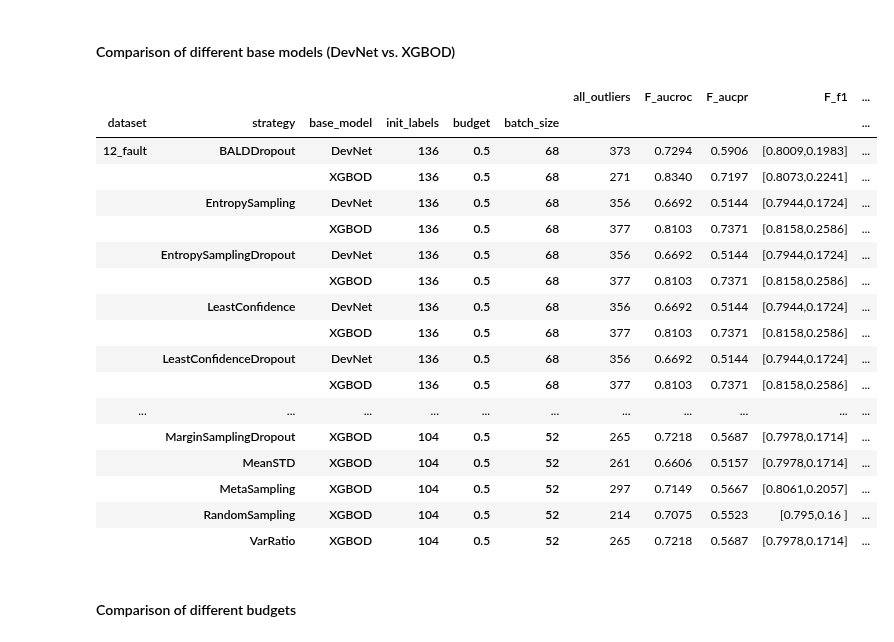
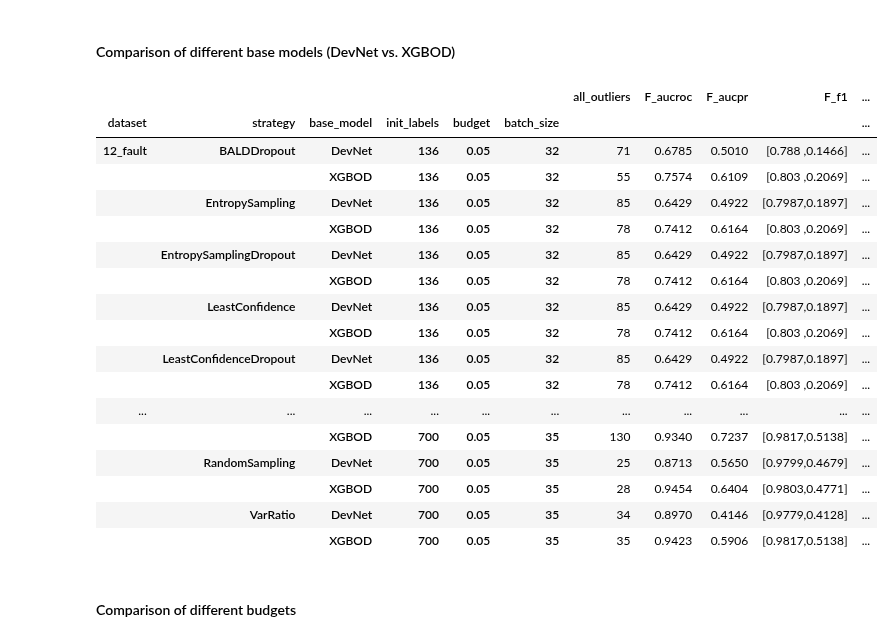
Before and after one commit to clarenceluo78/ActiveAD, a Jupyter notebook: results.ipynb, the cells around one changed output. Saved outputs shown, nothing was run; the diff lists cells and outputs as text; code cells hidden in the pictures.

```diff
--- a/results.ipynb
+++ b/results.ipynb
@@ -5,8 +5,12 @@ import sys
 from copy import deepcopy
 from pathlib import Path
 import pandas as pd
-from utils import load_json
+# from utils import load_json
+import typing as ty
 from collections import OrderedDict
+
+def load_json(path: ty.Union[Path, str]) -> ty.Any:
+    return json.loads(Path(path).read_text())
 
 pd.set_option('display.max_rows', None)
 pd.set_option('display.max_columns', None)
@@ -186,7 +190,7 @@ build_report_all(outputs_and_names)
 # %% [markdown]
 #### Comparison of different strategies with the same budget ratio (Base model: XGBOD)
 # %%
-budget_ratio = 0.5  # 0.05 0.1 0.25 0.5 0.75, specify budget ratio here
+budget_ratio = 0.75  # 0.05 0.1 0.25 0.5 0.75, specify budget ratio here
 BASE_MODEL = 'XGBOD'
 outputs_and_names = []
 for strategy, base_model, datasets in [
@@ -196,8 +200,8 @@ for strategy, base_model, datasets in [
         outputs_and_names.append((f'output/{dataset}/{strategy}/{base_model}/{budget_ratio}', strategy))
 
 for strategy, base_model, datasets in [
-    ('WAAL', 'WAAL', ALL_DATASETS),
-    ('LPL', 'LossPredictionLoss', ALL_DATASETS),
+    (WAAL_STRATEGY, 'WAAL', ALL_DATASETS),
+    (LPL_STRATEGY, 'LPL', ALL_DATASETS),
 ]:
     for dataset in datasets:
         outputs_and_names.append((f'output/{dataset}/{strategy}/{base_model}/{budget_ratio}', strategy))
@@ -224,42 +228,42 @@ build_report_all(outputs_and_names)
 # %% [markdown]
 #### Comparison of different base models (DevNet vs. XGBOD)
 # %%
-budget_ratio = 0.5  # 0.05 0.1 0.25 0.5 0.75, specify budget ratio here
+budget_ratio = 0.05  # 0.05 0.1 0.25 0.5 0.75, specify budget ratio here
 BASE_MODEL_1 = 'DevNet'
 BASE_MODEL_2 = 'XGBOD'
 outputs_and_names = []
 for strategy, base_model, datasets in [
     (s, BASE_MODEL_1, ALL_DATASETS) for s in NORMAL_STRATEGIES
 ]:
     for dataset in datasets:
         outputs_and_names.append((f'output/{dataset}/{strategy}/{base_model}/{budget_ratio}', strategy))
 
 for strategy, base_model, datasets in [
     (s, BASE_MODEL_2, ALL_DATASETS) for s in NORMAL_STRATEGIES
 ]:
     for dataset in datasets:
         outputs_and_names.append((f'output/{dataset}/{strategy}/{base_model}/{budget_ratio}', strategy))
 
 build_report_all(outputs_and_names)
 # %% [output]
 |  |  |  |  |  |  | all_outliers | F_aucroc | F_aucpr | F_f1 | ... |
 | dataset | strategy | base_model | init_labels | budget | batch_size |  |  |  |  | ... |
-| 12_fault | BALDDropout | DevNet | 136 | 0.5 | 68 | 373 | 0.7294 | 0.5906 | [0.8009,0.1983] | ... |
-|  |  | XGBOD | 136 | 0.5 | 68 | 271 | 0.8340 | 0.7197 | [0.8073,0.2241] | ... |
-|  | EntropySampling | DevNet | 136 | 0.5 | 68 | 356 | 0.6692 | 0.5144 | [0.7944,0.1724] | ... |
-|  |  | XGBOD | 136 | 0.5 | 68 | 377 | 0.8103 | 0.7371 | [0.8158,0.2586] | ... |
-|  | EntropySamplingDropout | DevNet | 136 | 0.5 | 68 | 356 | 0.6692 | 0.5144 | [0.7944,0.1724] | ... |
-|  |  | XGBOD | 136 | 0.5 | 68 | 377 | 0.8103 | 0.7371 | [0.8158,0.2586] | ... |
-|  | LeastConfidence | DevNet | 136 | 0.5 | 68 | 356 | 0.6692 | 0.5144 | [0.7944,0.1724] | ... |
-|  |  | XGBOD | 136 | 0.5 | 68 | 377 | 0.8103 | 0.7371 | [0.8158,0.2586] | ... |
-|  | LeastConfidenceDropout | DevNet | 136 | 0.5 | 68 | 356 | 0.6692 | 0.5144 | [0.7944,0.1724] | ... |
-|  |  | XGBOD | 136 | 0.5 | 68 | 377 | 0.8103 | 0.7371 | [0.8158,0.2586] | ... |
+| 12_fault | BALDDropout | DevNet | 136 | 0.05 | 32 | 71 | 0.6785 | 0.5010 | [0.788 ,0.1466] | ... |
+|  |  | XGBOD | 136 | 0.05 | 32 | 55 | 0.7574 | 0.6109 | [0.803 ,0.2069] | ... |
+|  | EntropySampling | DevNet | 136 | 0.05 | 32 | 85 | 0.6429 | 0.4922 | [0.7987,0.1897] | ... |
+|  |  | XGBOD | 136 | 0.05 | 32 | 78 | 0.7412 | 0.6164 | [0.803 ,0.2069] | ... |
+|  | EntropySamplingDropout | DevNet | 136 | 0.05 | 32 | 85 | 0.6429 | 0.4922 | [0.7987,0.1897] | ... |
+|  |  | XGBOD | 136 | 0.05 | 32 | 78 | 0.7412 | 0.6164 | [0.803 ,0.2069] | ... |
+|  | LeastConfidence | DevNet | 136 | 0.05 | 32 | 85 | 0.6429 | 0.4922 | [0.7987,0.1897] | ... |
+|  |  | XGBOD | 136 | 0.05 | 32 | 78 | 0.7412 | 0.6164 | [0.803 ,0.2069] | ... |
+|  | LeastConfidenceDropout | DevNet | 136 | 0.05 | 32 | 85 | 0.6429 | 0.4922 | [0.7987,0.1897] | ... |
+|  |  | XGBOD | 136 | 0.05 | 32 | 78 | 0.7412 | 0.6164 | [0.803 ,0.2069] | ... |
 | ... | ... | ... | ... | ... | ... | ... | ... | ... | ... | ... |
-|  | MarginSamplingDropout | XGBOD | 104 | 0.5 | 52 | 265 | 0.7218 | 0.5687 | [0.7978,0.1714] | ... |
-|  | MeanSTD | XGBOD | 104 | 0.5 | 52 | 261 | 0.6606 | 0.5157 | [0.7978,0.1714] | ... |
-|  | MetaSampling | XGBOD | 104 | 0.5 | 52 | 297 | 0.7149 | 0.5667 | [0.8061,0.2057] | ... |
-|  | RandomSampling | XGBOD | 104 | 0.5 | 52 | 214 | 0.7075 | 0.5523 | [0.795,0.16 ] | ... |
-|  | VarRatio | XGBOD | 104 | 0.5 | 52 | 265 | 0.7218 | 0.5687 | [0.7978,0.1714] | ... |
+|  |  | XGBOD | 700 | 0.05 | 35 | 130 | 0.9340 | 0.7237 | [0.9817,0.5138] | ... |
+|  | RandomSampling | DevNet | 700 | 0.05 | 35 | 25 | 0.8713 | 0.5650 | [0.9799,0.4679] | ... |
+|  |  | XGBOD | 700 | 0.05 | 35 | 28 | 0.9454 | 0.6404 | [0.9803,0.4771] | ... |
+|  | VarRatio | DevNet | 700 | 0.05 | 35 | 34 | 0.8970 | 0.4146 | [0.9779,0.4128] | ... |
+|  |  | XGBOD | 700 | 0.05 | 35 | 35 | 0.9423 | 0.5906 | [0.9817,0.5138] | ... |
 # %% [markdown]
 #### Comparison of different budgets
 # %%
```
Also changed, not shown: parts of 3 cells of this notebook.
